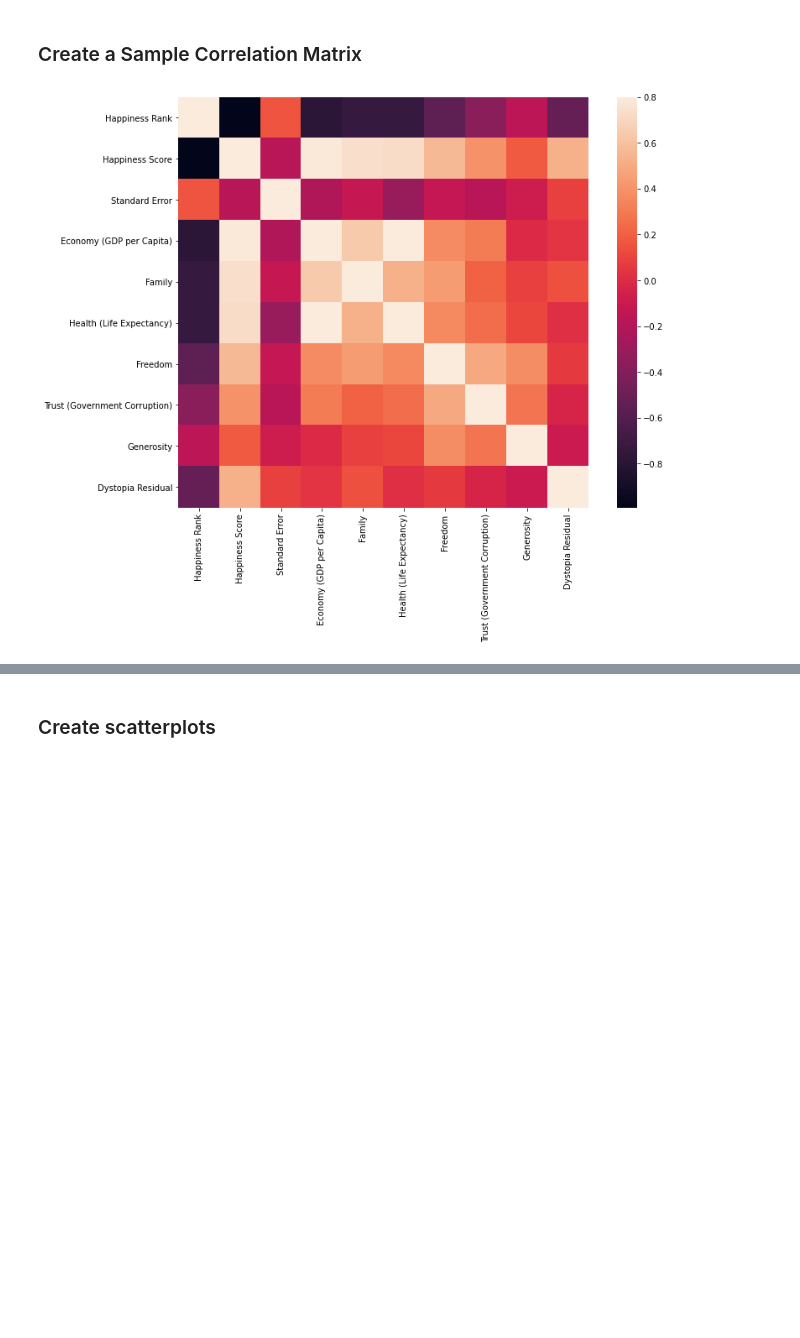
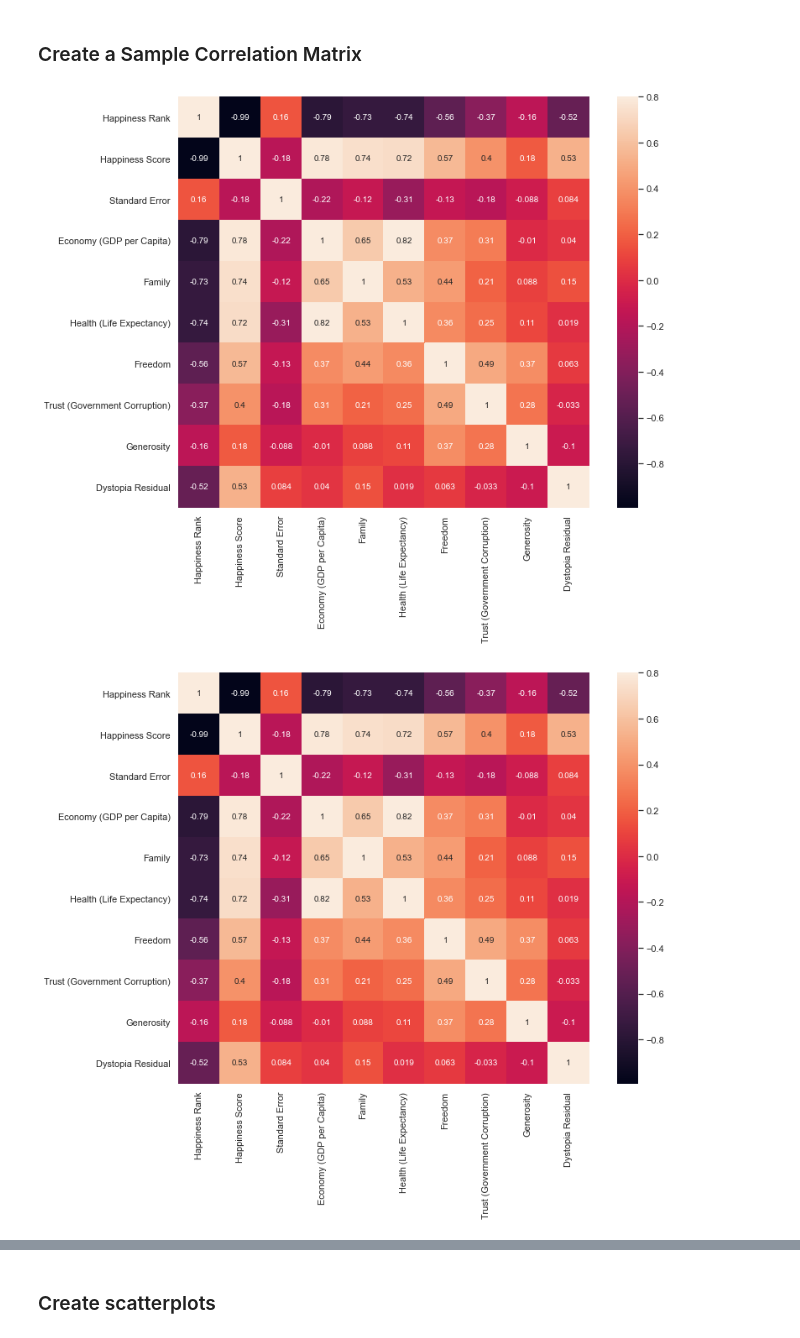
Before and after one commit to andreistoc/Happiness-Analysis, a Jupyter notebook: Happiness Analysis.ipynb, the cells around one changed output, grey strips where cells are left out. Cells and saved outputs as stored; diff of their text form; code cells hidden in the pictures; blank space fills up the shorter version.

```diff
--- a/Happiness Analysis.ipynb
+++ b/Happiness Analysis.ipynb
@@ -61,8 +61,9 @@ The residuals, or unexplained components, differ for each country, reflecting th
 path = './data'
 all_files = glob.glob(path + '/*.csv')
 
-li = []
+dataset = []
 
 for filename in all_files:
     df = pd.read_csv(filename, index_col=None, header=0)
-    li.append(df)
+    print(df.columns)
+    dataset.append(df)
@@ -69,8 +88,10 @@ for filename in all_files:
 # %% [markdown]
 ### Create a Sample Correlation Matrix
 # %%
-correlation_matrix = partial_dataset.corr()
-f, ax = plt.subplots(figsize = (12, 9))
-sns.heatmap(correlation_matrix, vmax=.8, square = True);
+for year in dataset:
+    correlation_matrix = partial_dataset.corr()
+    f, ax = plt.subplots(figsize = (12, 9))
+    sns.heatmap(correlation_matrix, vmax=.8, square = True, annot = True);
 # %% [output]
-[figure, old version]
+[figure, new version]
+[figure, added]
```
Also changed, not shown: parts of 2 cells of this notebook, 2 other files.
